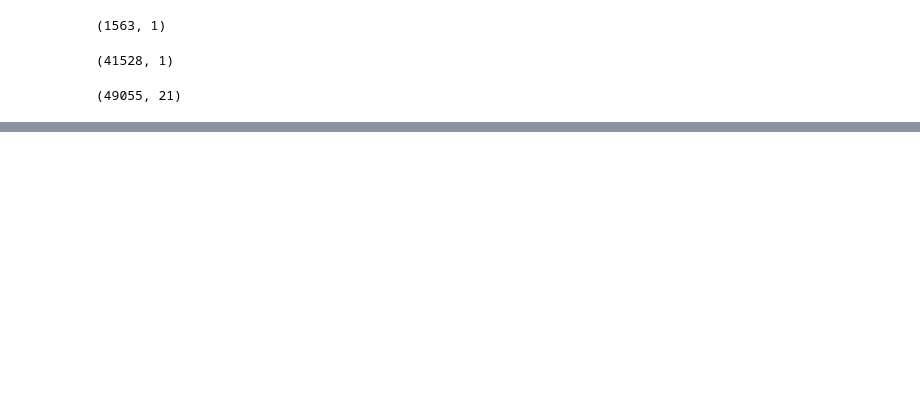
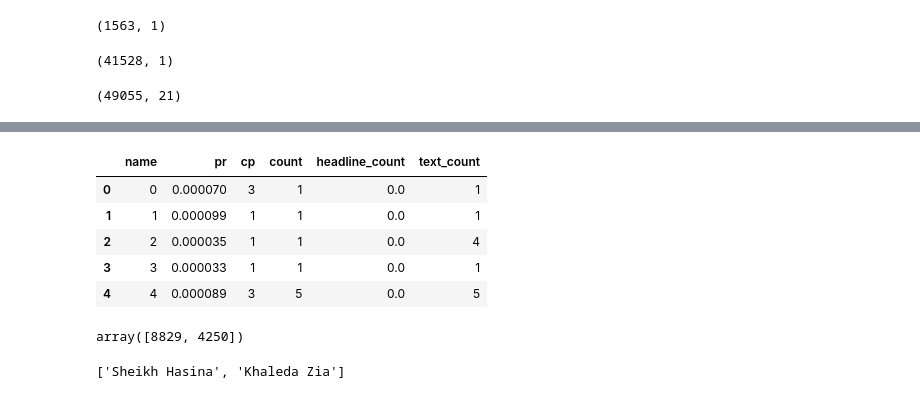
Before and after one commit to shoumikchow/Research, a Jupyter notebook: network-exploration.ipynb, the cells around one changed output, grey strips where cells are left out. Saved outputs shown, nothing was run; the diff lists cells and outputs as text; code cells hidden in the pictures; blank space fills up the shorter version.

```diff
--- a/network-exploration.ipynb
+++ b/network-exploration.ipynb
@@ -223,0 +297,19 @@ total_persons_unique
+# %%
+ml['name'] = le.transform(le.classes_)
+# %%
+ml.head()
+# %% [output]
+|  | name | pr | cp | count | headline_count | text_count |
+| 0 | 0 | 0.000070 | 3 | 1 | 0.0 | 1 |
+| 1 | 1 | 0.000099 | 1 | 1 | 0.0 | 1 |
+| 2 | 2 | 0.000035 | 1 | 1 | 0.0 | 4 |
+| 3 | 3 | 0.000033 | 1 | 1 | 0.0 | 1 |
+| 4 | 4 | 0.000089 | 3 | 5 | 0.0 | 5 |
+# %%
+le.transform(["Sheikh Hasina", "Khaleda Zia"])
+# %% [output]
+array([8829, 4250])
+# %%
+list(le.inverse_transform([8829, 4250]))
+# %% [output]
+['Sheikh Hasina', 'Khaleda Zia']
```
Also changed, not shown: parts of 35 cells of this notebook.
